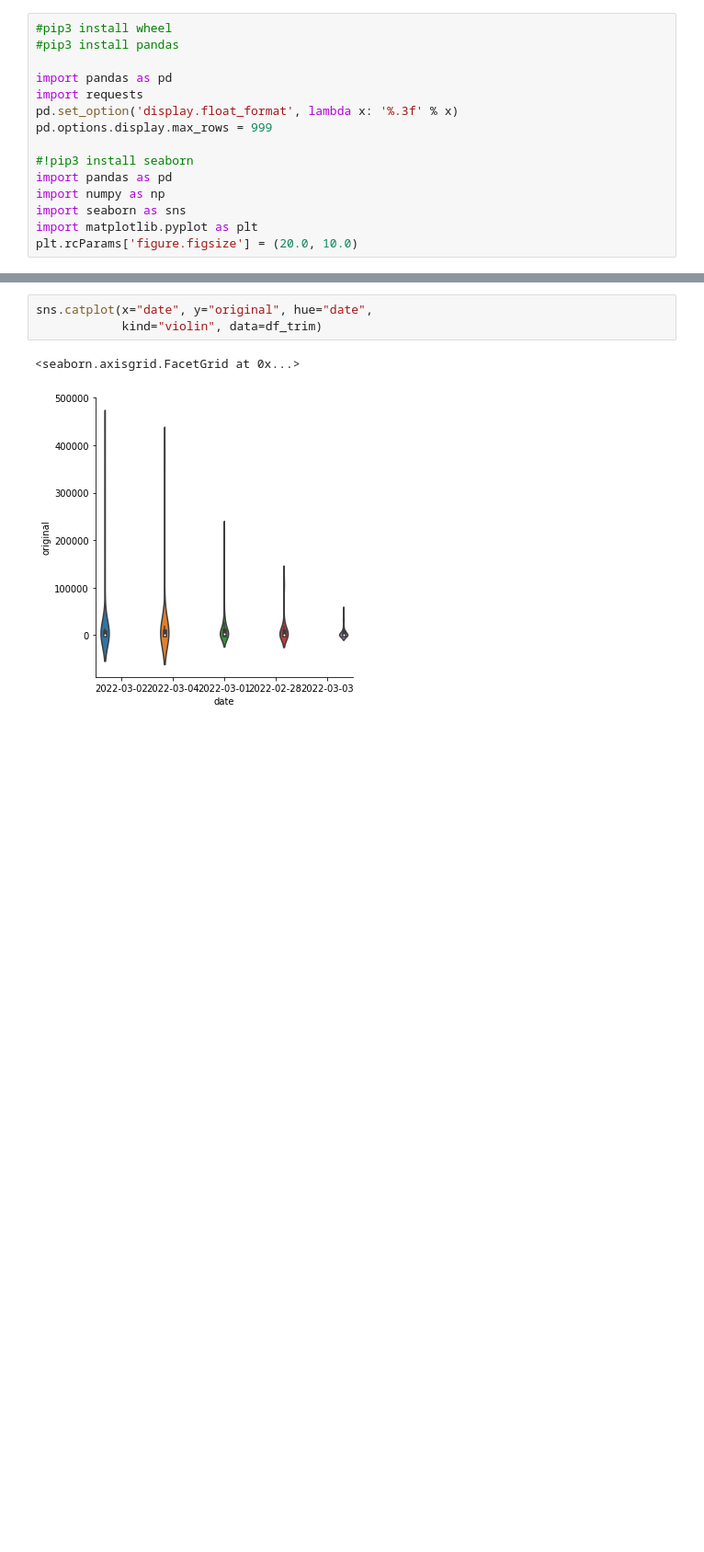
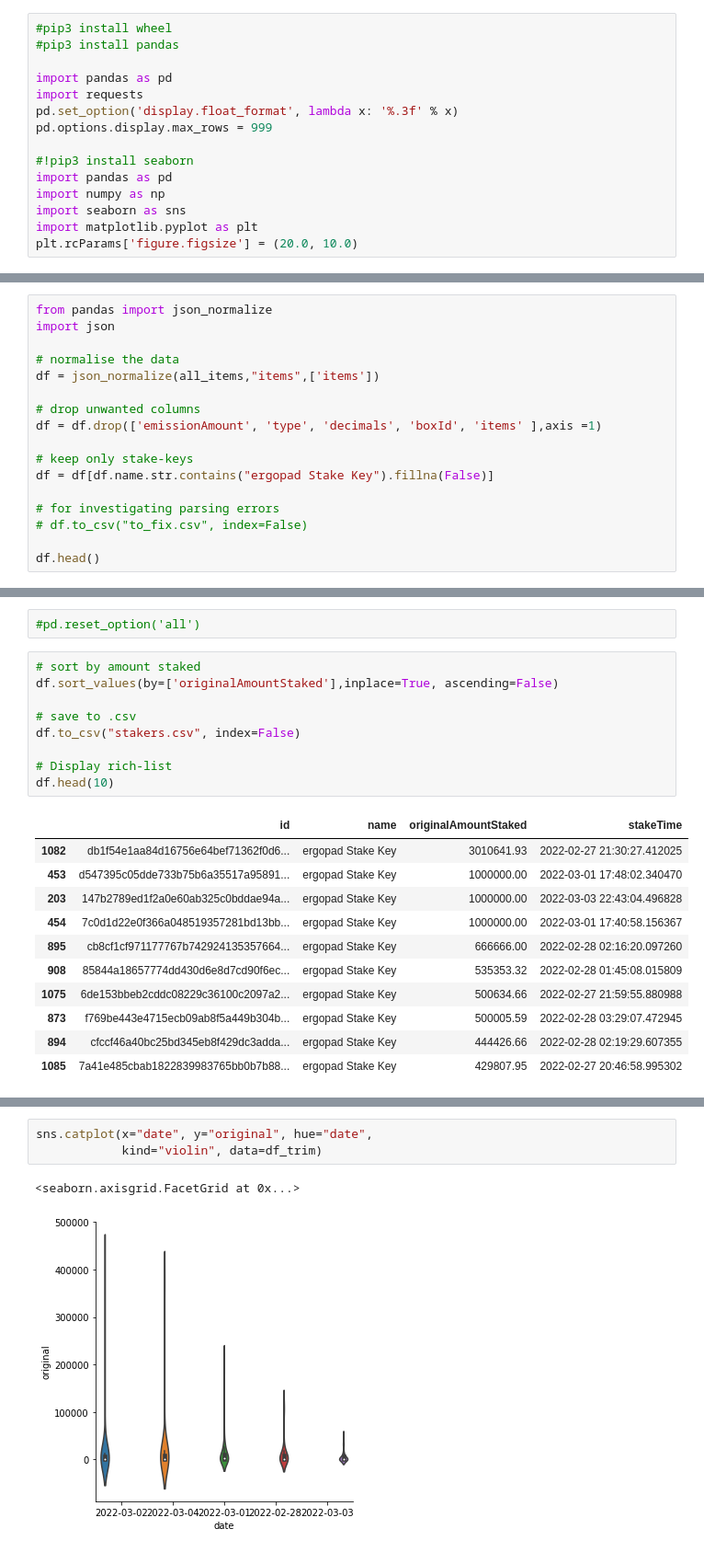
Before and after one commit to glasgowm148/ergoscripts, a Jupyter notebook: py/scrape.ipynb, the cells around one changed output, grey strips where cells are left out. Shown at 92% size. Drawn from its saved outputs; the diff is of its cells as text; blank space fills up the shorter version.

```diff
--- a/py/scrape.ipynb
+++ b/py/scrape.ipynb
@@ -77,0 +51,17 @@ df2.to_csv("stakers.csv", index=False)
+# %%
+from pandas import json_normalize
+import json
+
+# normalise the data
+df = json_normalize(all_items,"items",['items'])
+
+# drop unwanted columns
+df = df.drop(['emissionAmount', 'type', 'decimals', 'boxId', 'items' ],axis =1)
+
+# keep only stake-keys
+df = df[df.name.str.contains("ergopad Stake Key").fillna(False)]
+
+# for investigating parsing errors
+# df.to_csv("to_fix.csv", index=False)
+
+df.head()
@@ -78 +95,24 @@ df2.to_csv("stakers.csv", index=False)
+# %%
+#pd.reset_option('all')
+# %%
+# sort by amount staked
+df.sort_values(by=['originalAmountStaked'],inplace=True, ascending=False)
+
+# save to .csv
+df.to_csv("stakers.csv", index=False)
+
+# Display rich-list
+df.head(10)
+# %% [output]
+|  | id | name | originalAmountStaked | stakeTime |
+| 1082 | db1f54e1aa84d16756e64bef71362f0d6... | ergopad Stake Key | 3010641.93 | 2022-02-27 21:30:27.412025 |
+| 453 | d547395c05dde733b75b6a35517a95891... | ergopad Stake Key | 1000000.00 | 2022-03-01 17:48:02.340470 |
+| 203 | 147b2789ed1f2a0e60ab325c0bddae94a... | ergopad Stake Key | 1000000.00 | 2022-03-03 22:43:04.496828 |
+| 454 | 7c0d1d22e0f366a048519357281bd13bb... | ergopad Stake Key | 1000000.00 | 2022-03-01 17:40:58.156367 |
+| 895 | cb8cf1cf971177767b742924135357664... | ergopad Stake Key | 666666.00 | 2022-02-28 02:16:20.097260 |
+| 908 | 85844a18657774dd430d6e8d7cd90f6ec... | ergopad Stake Key | 535353.32 | 2022-02-28 01:45:08.015809 |
+| 1075 | 6de153bbeb2cddc08229c36100c2097a2... | ergopad Stake Key | 500634.66 | 2022-02-27 21:59:55.880988 |
+| 873 | f769be443e4715ecb09ab8f5a449b304b... | ergopad Stake Key | 500005.59 | 2022-02-28 03:29:07.472945 |
+| 894 | cfccf46a40bc25bd345eb8f429dc3adda... | ergopad Stake Key | 444426.66 | 2022-02-28 02:19:29.607355 |
+| 1085 | 7a41e485cbab1822839983765bb0b7b88... | ergopad Stake Key | 429807.95 | 2022-02-27 20:46:58.995302 |
 # %%
```
Also changed, not shown: parts of 17 cells of this notebook, 2 other files.
